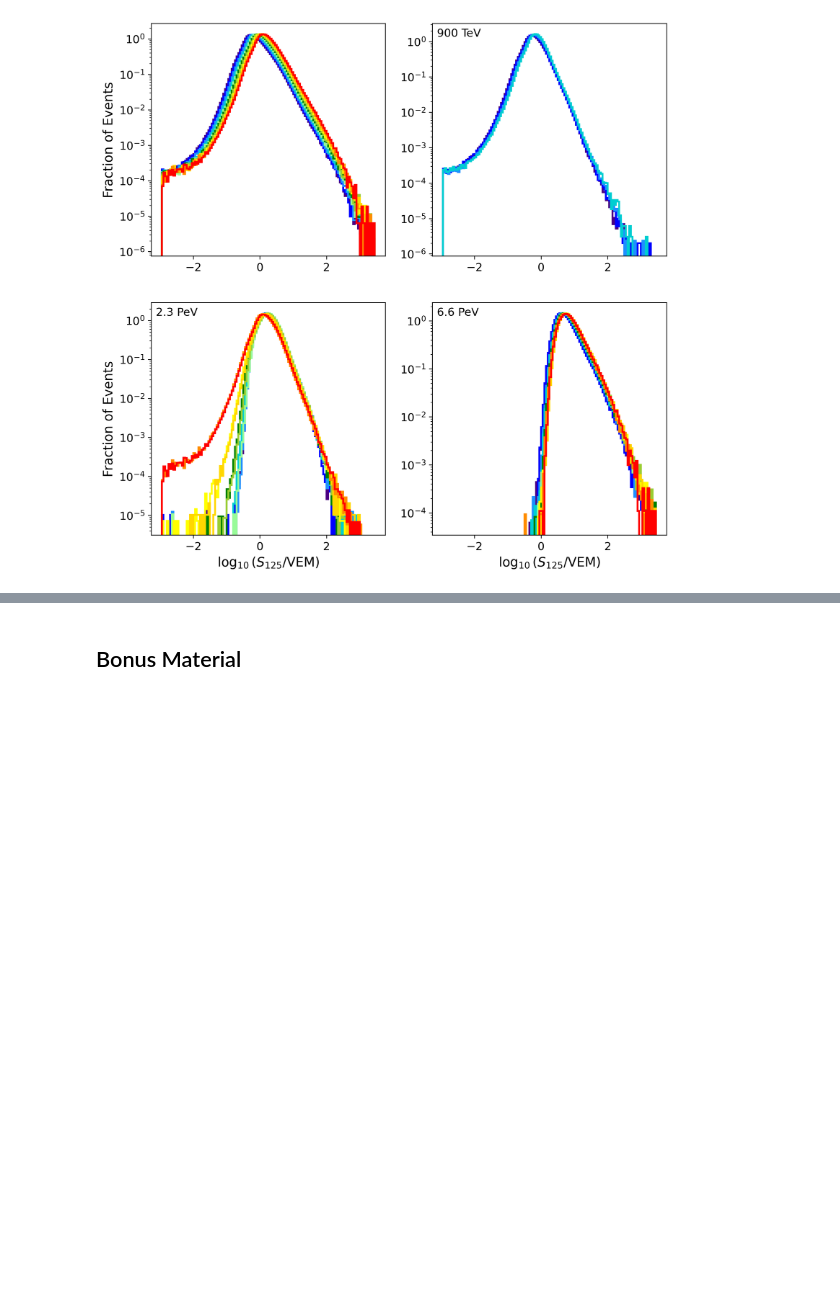
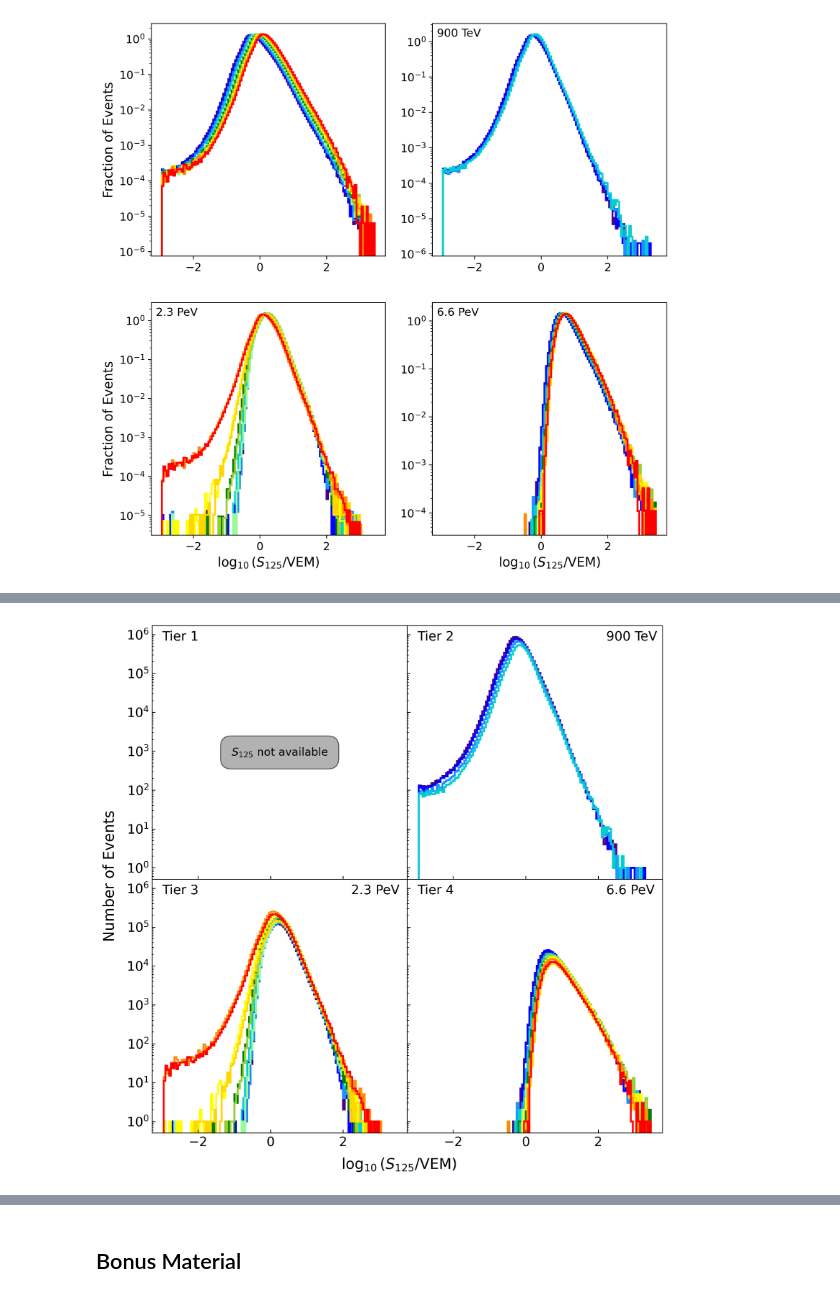
Before and after one commit to bastow-libby/11-year-Update-Paper-Figures, a Jupyter notebook: Figure1/s125.ipynb, the cells around one changed output, grey strips where cells are left out. Cells and saved outputs as stored; diff of their text form; code cells hidden in the pictures; blank space fills up the shorter version.

```diff
--- a/Figure1/s125.ipynb
+++ b/Figure1/s125.ipynb
@@ -156,3 +168,83 @@ plt.show()
+# %%
+# this block creates the s125 histograms (unnormalized)
+bins = np.arange(-3, 3.5, 0.05)[1:]  # Eliminate underflow bin
+
+colors = ['indigo', 'blue', 'dodgerblue', 'darkturquoise', 'palegreen', 'green', 'yellowgreen', 'yellow', 'gold', 'darkorange', 'red']
+
+h_params = {'edges':bins, 'linewidth':2}
+
+fig, axs = plt.subplots(2, 2, figsize=(10, 10), dpi=300, sharex=True, sharey=True)
+
+for i, yyyy in enumerate(run_years):
+
+    h_params['color'] = colors[i]
+
+    #axs[0, 0].stairs(data[f'nocuts_{yyyy}_unnorm'], label=f'{yyyy} Uncut', **h_params)
+
+    if yyyy in np.arange(2011, 2015):
+        axs[0, 1].stairs(data[f'tier2_{yyyy}_unnorm'], label=f'{yyyy} Tier 2', **h_params)
+
+    axs[1, 0].stairs(data[f'tier3_{yyyy}_unnorm'], label=f'{yyyy} Tier 3', **h_params)
+    axs[1, 1].stairs(data[f'tier4_{yyyy}_unnorm'], label=f'{yyyy} Tier 4', **h_params)
+
+# Set all axes to log scale
+for ax in axs.flat:
+    ax.set_yscale('log')
+    ax.tick_params(axis='both', labelsize=14)
+
+# Tier labels
+label_params = {'fontsize':14, 'va':'top'}
+x_l, x_r, y = 0.04, 0.78, 0.98
+axs[0, 0].text(x_l, y, 'Tier 1', transform=axs[0, 0].transAxes, **label_params)
+#axs[0, 0].text(x_l, y-0.06, r'($N_s \geq 5$)', transform=axs[0, 0].transAxes, **label_params)
+axs[0, 1].text(x_l, y, 'Tier 2', transform=axs[0, 1].transAxes, **label_params)
+axs[1, 0].text(x_l, y, 'Tier 3', transform=axs[1, 0].transAxes, **label_params)
+axs[1, 1].text(x_l, y, 'Tier 4', transform=axs[1, 1].transAxes, **label_params)
+
+# Energy labels
+axs[0, 1].text(x_r, y, '900 TeV', transform=axs[0, 1].transAxes, **label_params)
+axs[1, 0].text(x_r, y, '2.3 PeV', transform=axs[1, 0].transAxes, **label_params)
+axs[1, 1].text(x_r, y, '6.6 PeV', transform=axs[1, 1].transAxes, **label_params)
+
+# Custom behavior for Tier 1
+center_text = r'$S_{125}$ not available'
+box_props = dict(
+    facecolor='gray',  # Background color of the box
+    edgecolor='black',       # Border color of the box
+    boxstyle='round,pad=1', # Rounded corners and padding
+    alpha=0.6               # Transparency of the box
+)
+axs[0, 0].text(
+    x=0.5, y=0.5,
+    s=center_text,
+    transform=axs[0, 0].transAxes,          # Scales position to (0 to 1) axes coordinates
+    ha='center', va='center',        # Centers text exactly on the (x, y) coordinates
+    fontsize=12,
+    bbox=box_props
+)
+
+
+# Remove interior tick labels
+for ax in axs[0, :]:
+    ax.tick_params(axis='x', which='both', bottom=True, labelbottom=False)
+
+for ax in axs[:, 1]:
+    ax.tick_params(labelleft=False)
+
+for ax in axs.flat:
+    ax.tick_params(direction='in', which='both')
+
+# Shared axis labels
+fig.supxlabel(r'$\log_{10}(S_{125}/\mathrm{VEM})$', fontsize=16, y=0.05)
+fig.supylabel('Number of Events', fontsize=16, x=0.05)
+
+# Remove spacing between panels
+fig.subplots_adjust(wspace=0, hspace=0)
+
+plt.savefig('s125_histograms_sharedaxes_unnorm.pdf', bbox_inches='tight')
+plt.show()
+# %% [output]
+[figure, added]
 # %%
 #this block creates the s125 histograms
 bins = (np.arange(-3, 3.5, .05))
```
Also changed, not shown: parts of 3 cells of this notebook, 4 other files.
